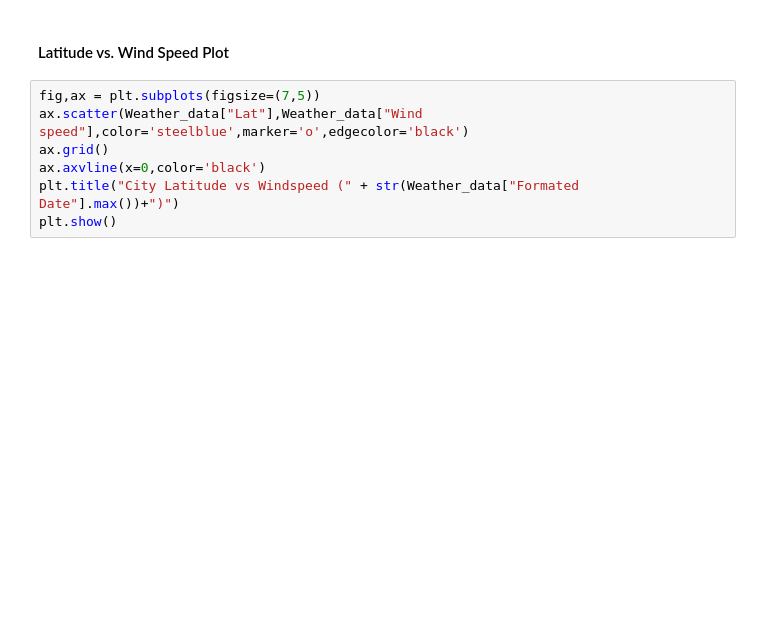
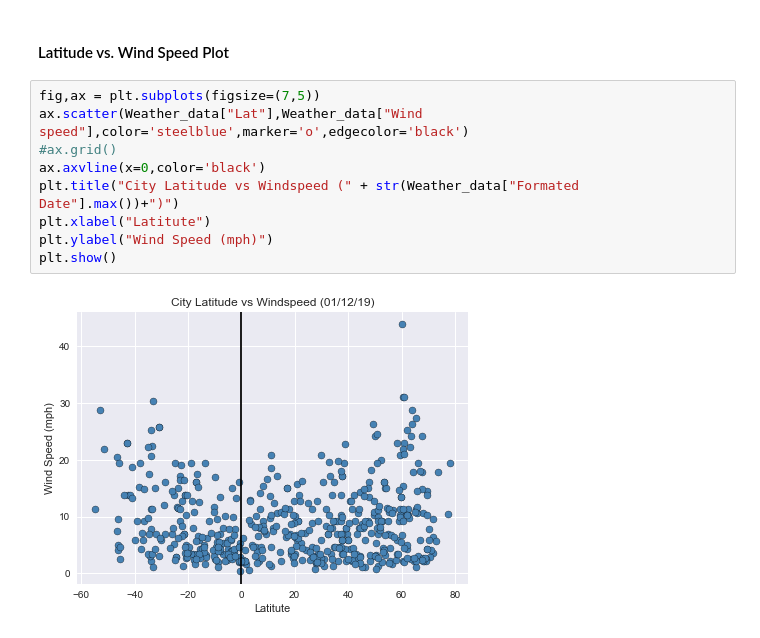
Before and after one commit to LVijayaraghavan/Weatherpy, a Jupyter notebook: WeatherPy.ipynb, the cells around one changed output. Cells and saved outputs as stored; diff of their text form; blank space fills up the shorter version.

```diff
--- a/WeatherPy.ipynb
+++ b/WeatherPy.ipynb
@@ -187,7 +185,11 @@ plt.show()
 # %%
 fig,ax = plt.subplots(figsize=(7,5))
 ax.scatter(Weather_data["Lat"],Weather_data["Wind speed"],color='steelblue',marker='o',edgecolor='black')
-ax.grid()
+#ax.grid()
 ax.axvline(x=0,color='black')
 plt.title("City Latitude vs Windspeed (" + str(Weather_data["Formated Date"].max())+")")
+plt.xlabel("Latitute")
+plt.ylabel("Wind Speed (mph)")
 plt.show()
+# %% [output]
+[figure, added]
```
Also changed, not shown: parts of 7 cells of this notebook, 1 other file.
